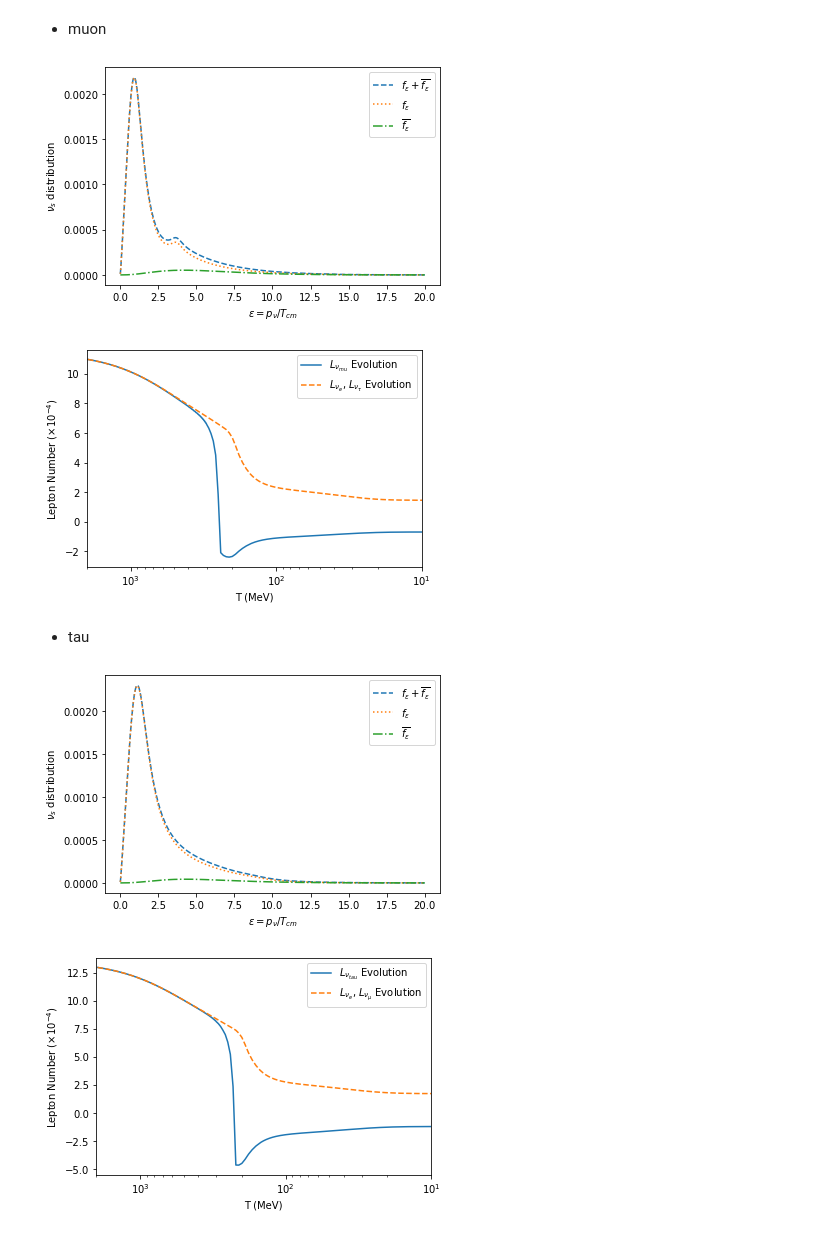
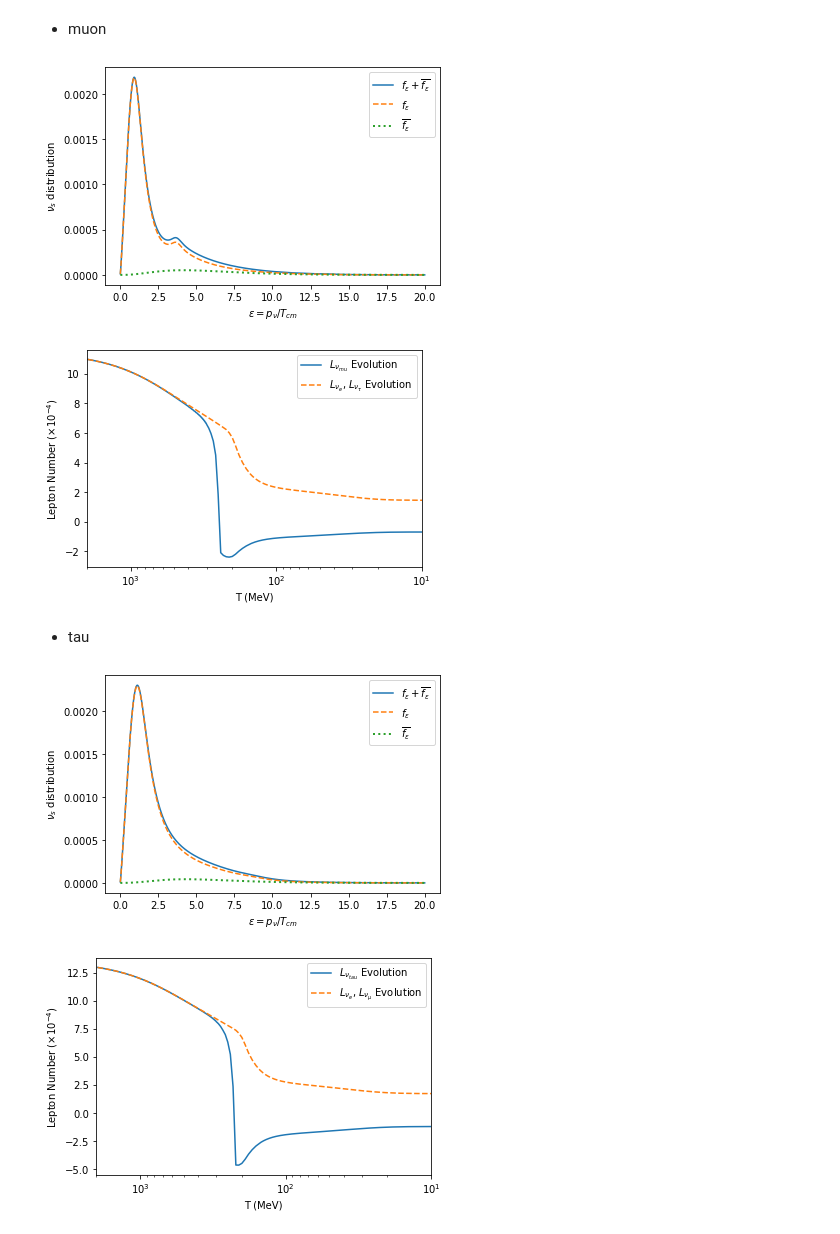
Before and after one commit to nuLABatUSD/dm_sterile_production, a Jupyter notebook: Plots.ipynb, the cells around one changed output. Cells and saved outputs as stored; diff of their text form; code cells hidden in the pictures.

```diff
--- a/Plots.ipynb
+++ b/Plots.ipynb
@@ -52,32 +53,32 @@ plt.savefig(image_name, format=image_format, dpi=1200)
 # %%
 data_mu = np.load('Neutrino Data/muonx0.0011x1e-10.npz')
 
 plt.figure()
-plt.plot(data_mu['epsilon'],data_mu['epsilon']**2 * data_mu['final_distribution'], linestyle = '--')
-plt.plot(data_mu['epsilon'],data_mu['epsilon']**2 * data_mu['sterile_evo'][-1], linestyle = ':')
-plt.plot(data_mu['epsilon'],data_mu['epsilon']**2 * data_mu['anti_sterile_evo'][-1], linestyle = '-.')
+plt.plot(data_mu['epsilon'],data_mu['epsilon']**2 * data_mu['final_distribution'])
+plt.plot(data_mu['epsilon'],data_mu['epsilon']**2 * data_mu['sterile_evo'][-1], linestyle = '--')
+plt.plot(data_mu['epsilon'],data_mu['epsilon']**2 * data_mu['anti_sterile_evo'][-1], linestyle = ':', linewidth=2)
 plt.legend(['$f_{\epsilon} +\overline{f_{\epsilon}}$ ', '$f_{\epsilon}$', '$\overline{f_{\epsilon}}$'])
 plt.xlabel(r"$\epsilon = p_\nu / T_{cm}$")
 plt.ylabel(r"$\nu_s$ distribution")
 image_format = 'png' # e.g .png, .svg, etc.
 image_name = 'spectra_mu.png'
 
 plt.savefig(image_name, format=image_format, dpi=1200)
 
 data_mu = np.load('Neutrino Data/muonx0.0011x1e-10.npz')
 plt.figure()
 plt.semilogx(data_mu['T'], 10**4*data_mu['lep_evo'])
 plt.semilogx(data_mu['T'], 10**4*data_mu['initial_mu']/(data_mu['a']**3*data_mu['T']**3), linestyle = '--')
 plt.legend([r'$L_{\nu_{mu}}$ Evolution', r'$L_{\nu_{e}}$, $L_{\nu_{\tau}}$ Evolution'])
 plt.xlim(2000,10)
 plt.xlabel("T (MeV)")
 plt.ylabel(r"Lepton Number $(\times 10^{-4})}$")
 image_format = 'png'
 image_name = 'leptonplot_mu.png'
 
 plt.savefig(image_name, format=image_format, dpi=1200)
 # %% [output]
-[figure, old version]
+[figure, new version]
 [figure]
 # %% [markdown]
 - tau
@@ -85,9 +86,9 @@ plt.savefig(image_name, format=image_format, dpi=1200)
 data_tau = np.load('Neutrino Data/taux0.0013x1e-10.npz')
 
 plt.figure()
-plt.plot(data_tau['epsilon'],data_tau['epsilon']**2 * data_tau['final_distribution'], linestyle = '--')
-plt.plot(data_tau['epsilon'],data_tau['epsilon']**2 * data_tau['sterile_evo'][-1], linestyle = ':')
-plt.plot(data_tau['epsilon'],data_tau['epsilon']**2 * data_tau['anti_sterile_evo'][-1], linestyle = '-.')
+plt.plot(data_tau['epsilon'],data_tau['epsilon']**2 * data_tau['final_distribution'])
+plt.plot(data_tau['epsilon'],data_tau['epsilon']**2 * data_tau['sterile_evo'][-1], linestyle = '--')
+plt.plot(data_tau['epsilon'],data_tau['epsilon']**2 * data_tau['anti_sterile_evo'][-1], linestyle = ':', linewidth=2)
 plt.legend(['$f_{\epsilon} +\overline{f_{\epsilon}}$ ', '$f_{\epsilon}$', '$\overline{f_{\epsilon}}$'])
 plt.xlabel(r"$\epsilon = p_\nu / T_{cm}$")
 plt.ylabel(r"$\nu_s$ distribution")
@@ -109,5 +110,5 @@ image_name = 'leptonplot_tau.png'
 
 plt.savefig(image_name, format=image_format, dpi=1200)
 # %% [output]
-[figure, old version]
+[figure, new version]
 [figure]
```
Also changed, not shown: parts of 2 cells of this notebook, 1 other file.
